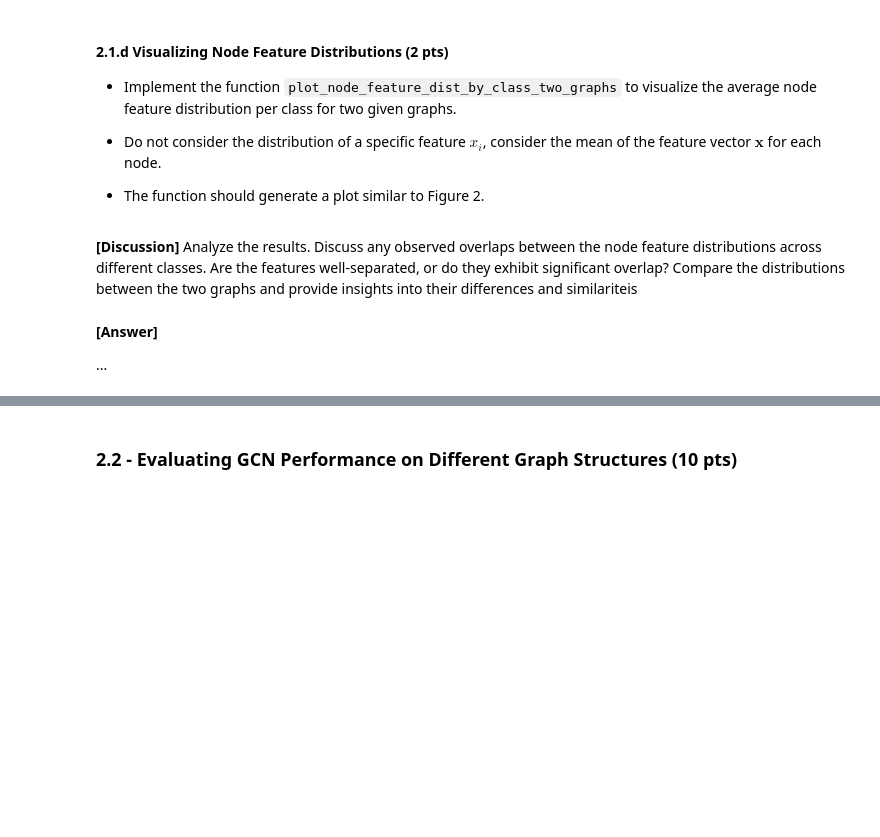
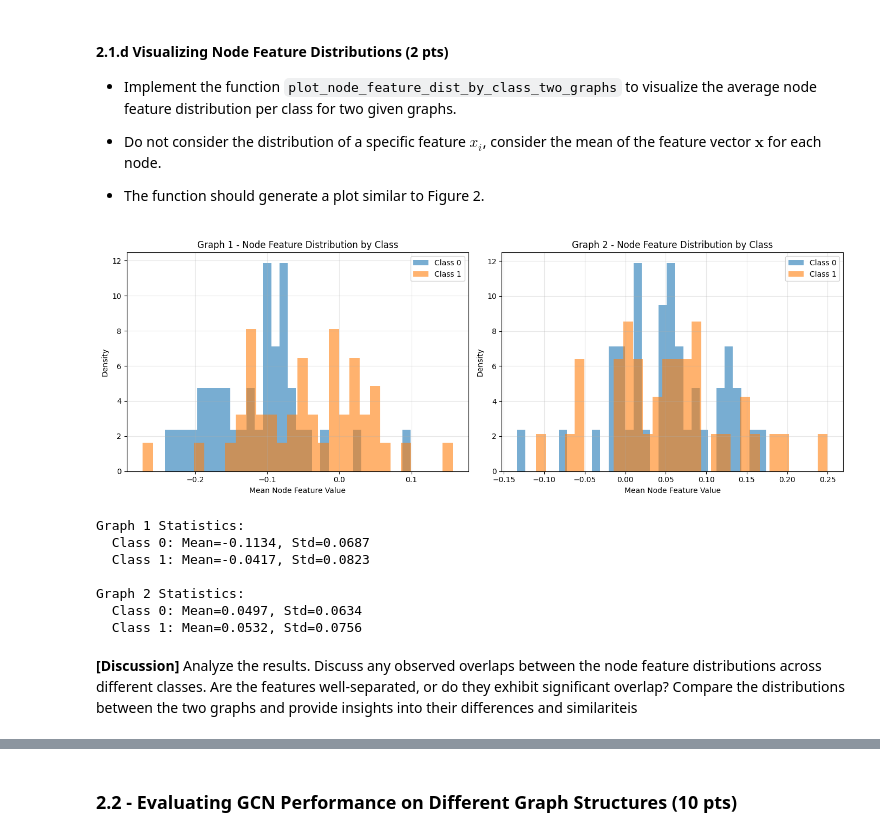
Before and after one commit to maplesugano/DGL_Individual_CW, a Jupyter notebook: DGL_CW1_2026.ipynb, the cells around one changed output, grey strips where cells are left out. Saved outputs shown, nothing was run; the diff lists cells and outputs as text; code cells hidden in the pictures; blank space fills up the shorter version.

```diff
--- a/DGL_CW1_2026.ipynb
+++ b/DGL_CW1_2026.ipynb
@@ -803,6 +1784,77 @@ plot_node_feature_dist_by_class_two_graphs(G1_train[0], G2_train[0])
+# %%
+def plot_node_feature_dist_by_class_two_graphs(G1, G2):
+    """
+    Plots the density of average node features by class for two graphs.
+    G1, G2: Tuples of (X, A, y)
+    """
+    # ==========================================
+    # TODO: Implement feature distribution plot
+    # ==========================================
+    X1, A1, y1 = G1
+    X2, A2, y2 = G2
+
+    # Compute mean feature value for each node (average across all features)
+    mean_features1 = X1.mean(dim=1).cpu().numpy()
+    mean_features2 = X2.mean(dim=1).cpu().numpy()
+    labels1 = y1.cpu().numpy()
+    labels2 = y2.cpu().numpy()
+
+    # Get unique classes
+    classes1 = np.unique(labels1)
+    classes2 = np.unique(labels2)
+
+    # Create figure
+    fig, axes = plt.subplots(1, 2, figsize=(14, 5))
+
+    # Plot for Graph 1
+    for cls in classes1:
+        mask = labels1 == cls
+        features_cls = mean_features1[mask]
+        axes[0].hist(features_cls, bins=30, alpha=0.6, label=f'Class {cls}', density=True)
+
+    axes[0].set_xlabel('Mean Node Feature Value')
+    axes[0].set_ylabel('Density')
+    axes[0].set_title('Graph 1 - Node Feature Distribution by Class')
+    axes[0].legend()
+    axes[0].grid(True, alpha=0.3)
+
+    # Plot for Graph 2
+    for cls in classes2:
+        mask = labels2 == cls
+        features_cls = mean_features2[mask]
+        axes[1].hist(features_cls, bins=30, alpha=0.6, label=f'Class {cls}', density=True)
+
+    axes[1].set_xlabel('Mean Node Feature Value')
+    axes[1].set_ylabel('Density')
+    axes[1].set_title('Graph 2 - Node Feature Distribution by Class')
+    axes[1].legend()
+    axes[1].grid(True, alpha=0.3)
+
+    plt.tight_layout()
+    plt.show()
+
+    # Print statistics
+    print("\nGraph 1 Statistics:")
+    for cls in classes1:
+        mask = labels1 == cls
+        features_cls = mean_features1[mask]
+        print(f"  Class {cls}: Mean={features_cls.mean():.4f}, Std={features_cls.std():.4f}")
+
+    print("\nGraph 2 Statistics:")
+    for cls in classes2:
+        mask = labels2 == cls
+        features_cls = mean_features2[mask]
+        print(f"  Class {cls}: Mean={features_cls.mean():.4f}, Std={features_cls.std():.4f}")
+
+plot_node_feature_dist_by_class_two_graphs(G1_train[0], G2_train[0])
+# %% [output]
+[figure, added]
+Graph 1 Statistics:
+  Class 0: Mean=-0.1134, Std=0.0687
+  Class 1: Mean=-0.0417, Std=0.0823
+
+Graph 2 Statistics:
+  Class 0: Mean=0.0497, Std=0.0634
+  Class 1: Mean=0.0532, Std=0.0756
 # %% [markdown]
 **[Discussion]** Analyze the results. Discuss any observed overlaps between the node feature distributions across different classes. Are the features well-separated, or do they exhibit significant overlap? Compare the distributions between the two graphs and provide insights into their differences and similariteis
-# %% [markdown]
-**[Answer]**
-
-...
```
Also changed, not shown: parts of 72 cells of this notebook, 33 other files.
